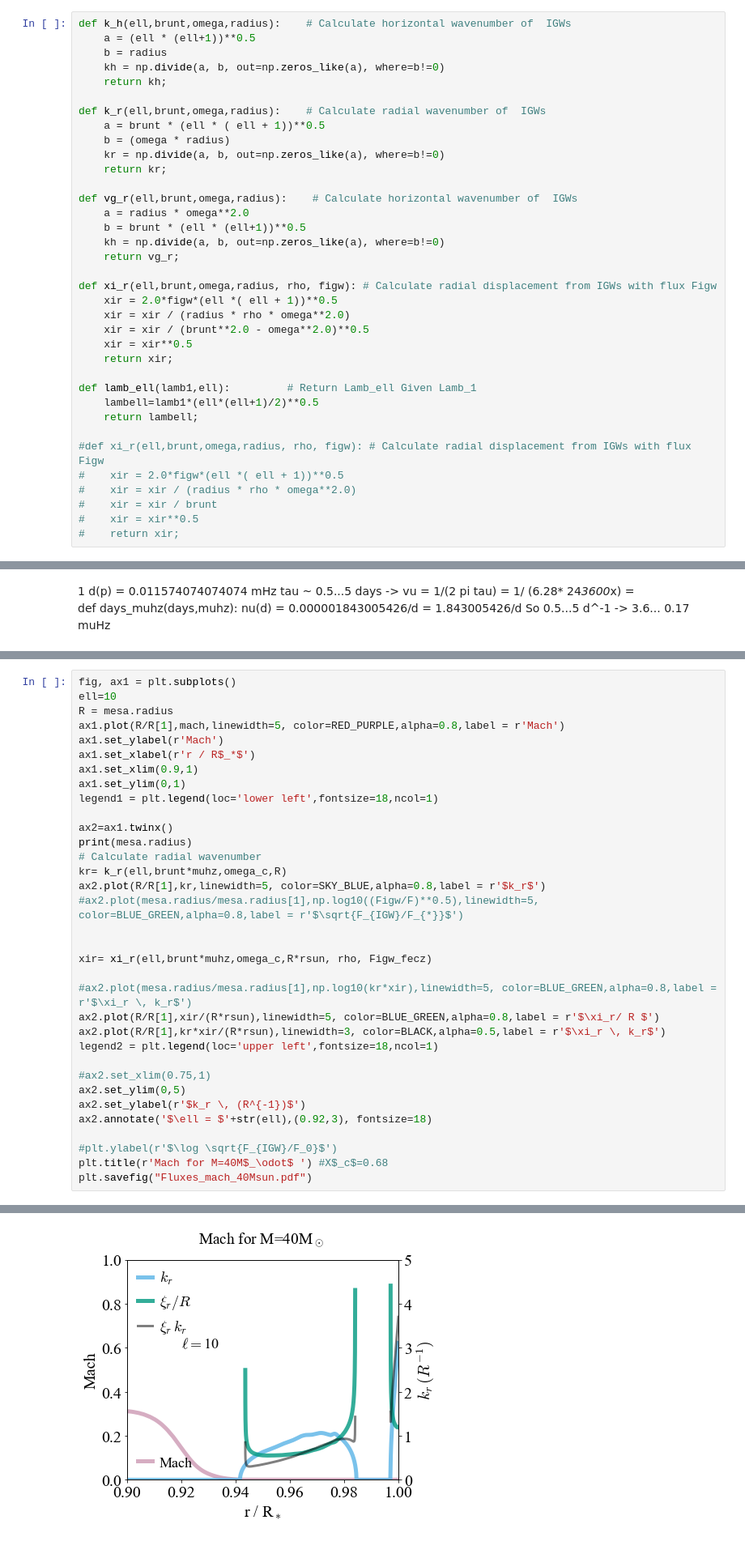
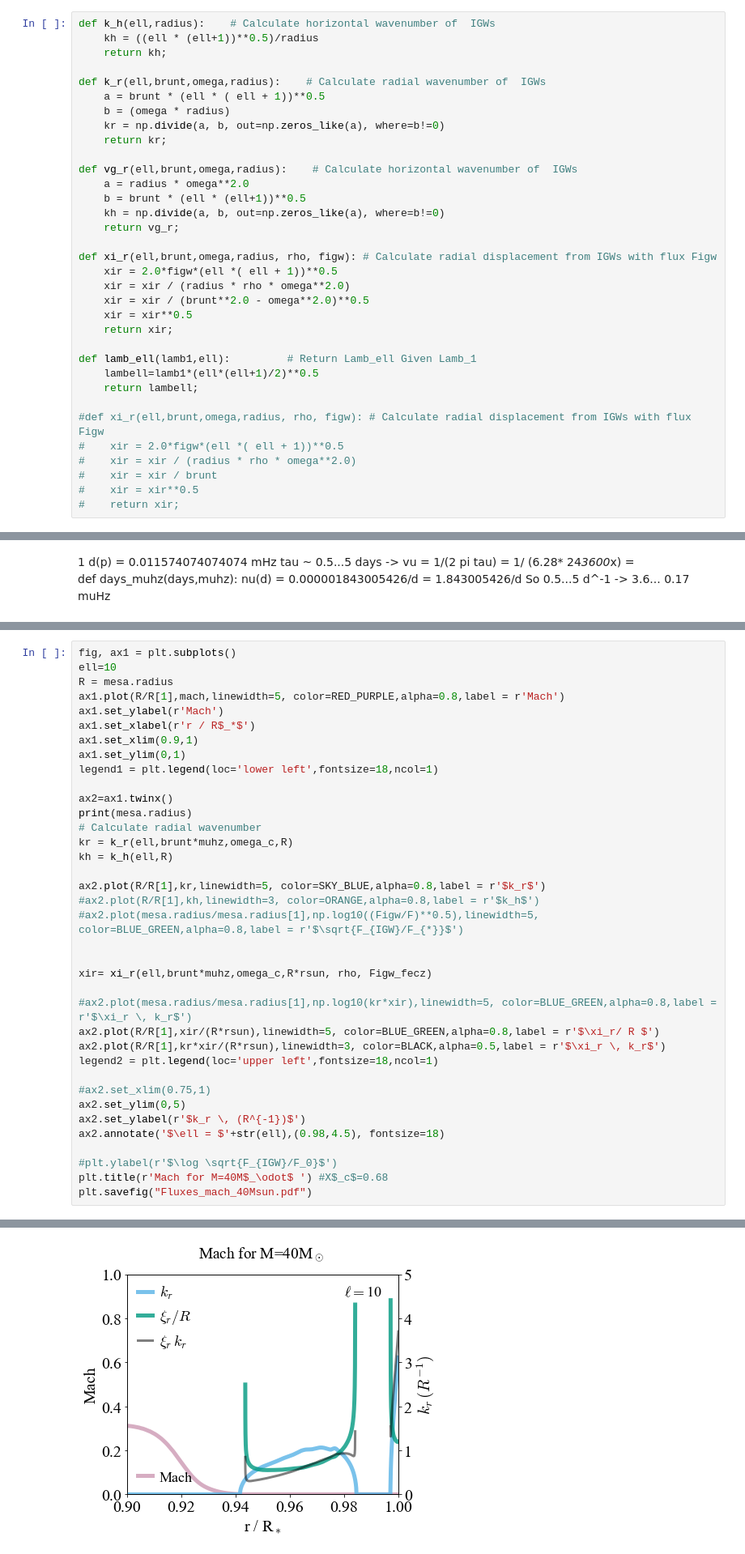
Before and after one commit to matteocantiello/rednoise, a Jupyter notebook: propagation_diagrams.ipynb, the cells around one changed output, grey strips where cells are left out. Shown at 81% size. Saved outputs shown, nothing was run; the diff lists cells and outputs as text.

```diff
--- a/propagation_diagrams.ipynb
+++ b/propagation_diagrams.ipynb
@@ -132,10 +132,8 @@ $v_{g,r} = \frac{r \omega^2}{N \sqrt{\ell(\ell +1)}}$
 
 $\xi_r = \Big[ \frac{2 F_{IGW} \sqrt{\ell(\ell+1)}}{r \rho \omega^2 \sqrt{N^2-\omega^2}} \Big]^{1/2}$
 # %%
-def k_h(ell,brunt,omega,radius):    # Calculate horizontal wavenumber of  IGWs
-    a = (ell * (ell+1))**0.5
-    b = radius
-    kh = np.divide(a, b, out=np.zeros_like(a), where=b!=0)
+def k_h(ell,radius):    # Calculate horizontal wavenumber of  IGWs
+    kh = ((ell * (ell+1))**0.5)/radius
     return kh;
 
 def k_r(ell,brunt,omega,radius):    # Calculate radial wavenumber of  IGWs
@@ -508,36 +506,39 @@ ax1.plot(R/R[1],mach,linewidth=5, color=RED_PURPLE,alpha=0.8,label = r'Mach')
 ax1.set_ylabel(r'Mach')
 ax1.set_xlabel(r'r / R$_*$')
 ax1.set_xlim(0.9,1)
 ax1.set_ylim(0,1)
 legend1 = plt.legend(loc='lower left',fontsize=18,ncol=1)
 
 ax2=ax1.twinx()
 print(mesa.radius)
 # Calculate radial wavenumber
-kr= k_r(ell,brunt*muhz,omega_c,R)
+kr = k_r(ell,brunt*muhz,omega_c,R)
+kh = k_h(ell,R)
+
 ax2.plot(R/R[1],kr,linewidth=5, color=SKY_BLUE,alpha=0.8,label = r'$k_r$')
+#ax2.plot(R/R[1],kh,linewidth=3, color=ORANGE,alpha=0.8,label = r'$k_h$')
 #ax2.plot(mesa.radius/mesa.radius[1],np.log10((Figw/F)**0.5),linewidth=5, color=BLUE_GREEN,alpha=0.8,label = r'$\sqrt{F_{IGW}/F_{*}}$')
 
 
 xir= xi_r(ell,brunt*muhz,omega_c,R*rsun, rho, Figw_fecz)
 
 #ax2.plot(mesa.radius/mesa.radius[1],np.log10(kr*xir),linewidth=5, color=BLUE_GREEN,alpha=0.8,label = r'$\xi_r \, k_r$')
 ax2.plot(R/R[1],xir/(R*rsun),linewidth=5, color=BLUE_GREEN,alpha=0.8,label = r'$\xi_r/ R $')
 ax2.plot(R/R[1],kr*xir/(R*rsun),linewidth=3, color=BLACK,alpha=0.5,label = r'$\xi_r \, k_r$')
 legend2 = plt.legend(loc='upper left',fontsize=18,ncol=1)
 
 #ax2.set_xlim(0.75,1)
 ax2.set_ylim(0,5)
 ax2.set_ylabel(r'$k_r \, (R^{-1})$')
-ax2.annotate('$\ell = $'+str(ell),(0.92,3), fontsize=18)
+ax2.annotate('$\ell = $'+str(ell),(0.98,4.5), fontsize=18)
 
 #plt.ylabel(r'$\log \sqrt{F_{IGW}/F_0}$')
 plt.title(r'Mach for M=40M$_\odot$ ') #X$_c$=0.68
 plt.savefig("Fluxes_mach_40Msun.pdf")
 # %% [output]
 [3.27505017e+01 3.27504213e+01 3.27502432e+01 ... 1.65419534e-02
  1.31292771e-02 1.04206765e-02]
-[figure, old version]
+[figure, new version]
 # %% [markdown]
 ## Plot Dziembowski's b$_\ell$ c$_\ell$
 # %%
```
